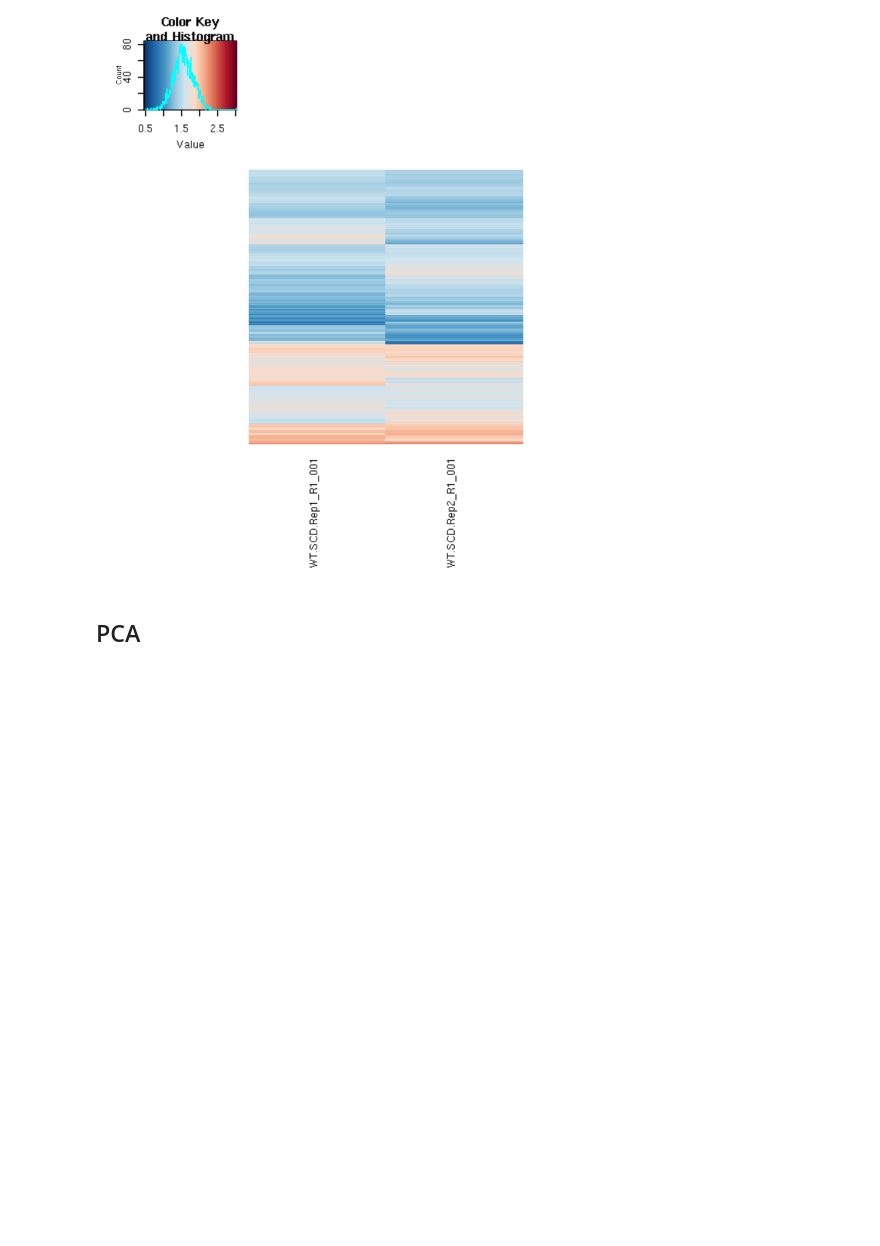
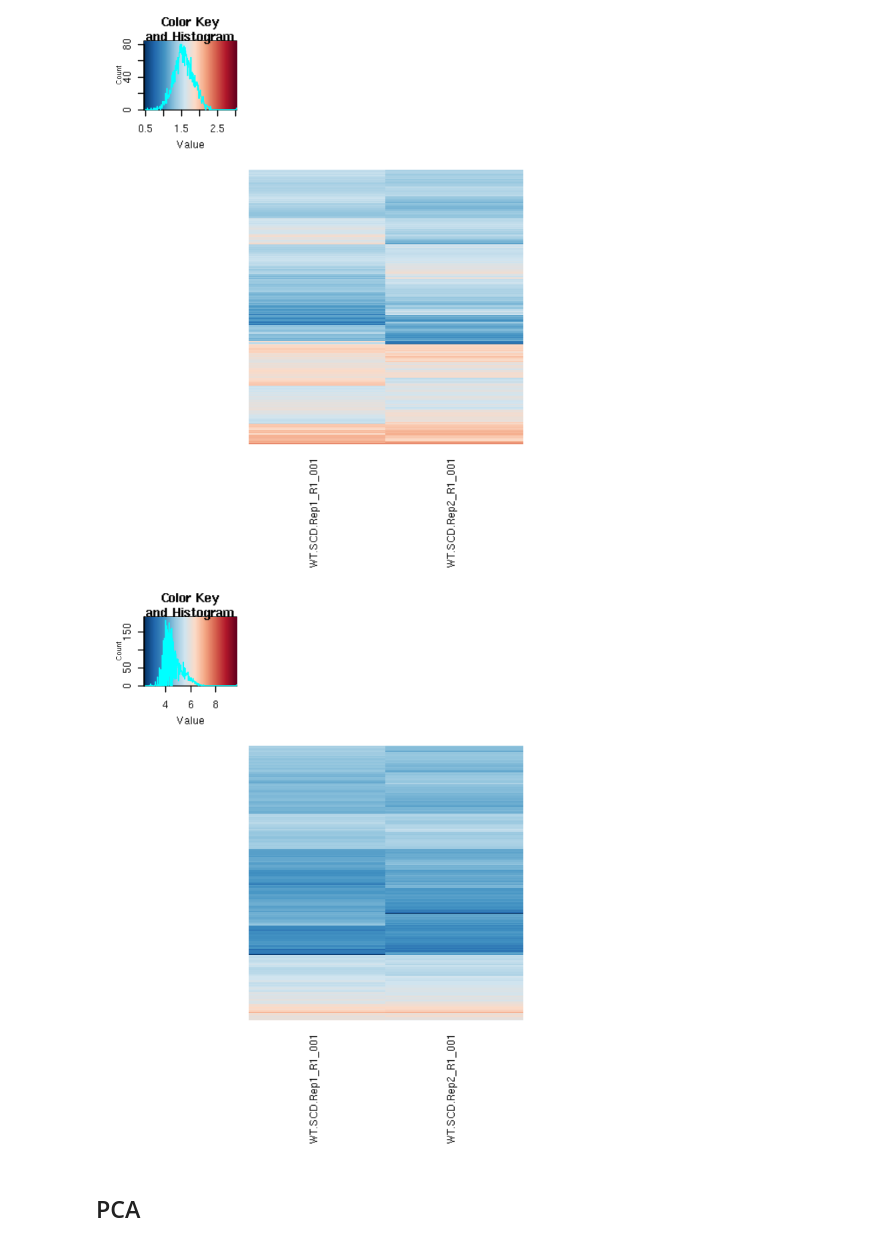
Before and after one commit to kundajelab/training_camp, a Jupyter notebook: workflow_notebooks/3.1 Clustering analysis and PCA.ipynb, the cells around one changed output. Saved outputs shown, nothing was run; the diff lists cells and outputs as text; code cells hidden in the pictures; blank space fills up the shorter version.

```diff
--- a/workflow_notebooks/3.1 Clustering analysis and PCA.ipynb
+++ b/workflow_notebooks/3.1 Clustering analysis and PCA.ipynb
@@ -73,0 +66,15 @@ head(pval_data_matrix)
+# %%
+#load the read count matrix
+count_data=read.table("all.readcount.txt",header=TRUE)
+#remove the columns we will not use
+count_data$Chrom=NULL
+count_data$Start=NULL
+count_data$End=NULL
+rownames(count_data)=count_data$ID
+count_data$ID=NULL
+head(count_data)
+
+#quantile normalize
+count_data_matrix=normalize.quantiles(data.matrix(asinh(count_data)))
+colnames(count_data_matrix)=names(count_data)
+head(count_data_matrix)
@@ -114,6 +124,21 @@ heatmap.2(fc_data_matrix,
           labRow="")
 # %% [output]
 [figure]
+# %%
+heatmap.2(count_data_matrix,
+          scale     = "none",
+          col       = rev(colorRampPalette(brewer.pal(10, "RdBu"))(256)),
+          distfun   = function(x) dist(x,method="euclidean"),
+          hclustfun = function(x) hclust(x, method="ward.D"),
+          Rowv=TRUE,
+          Colv=TRUE,
+          dendrogram = "none",
+          trace="none",
+          cexCol = 0.9,
+          margins=c(10,10),
+          labRow="")
+# %% [output]
+[figure, added]
 # %% [markdown]
 ## PCA ##
 # %% [markdown]
```
Also changed, not shown: parts of 29 cells of this notebook, 5 other files.
